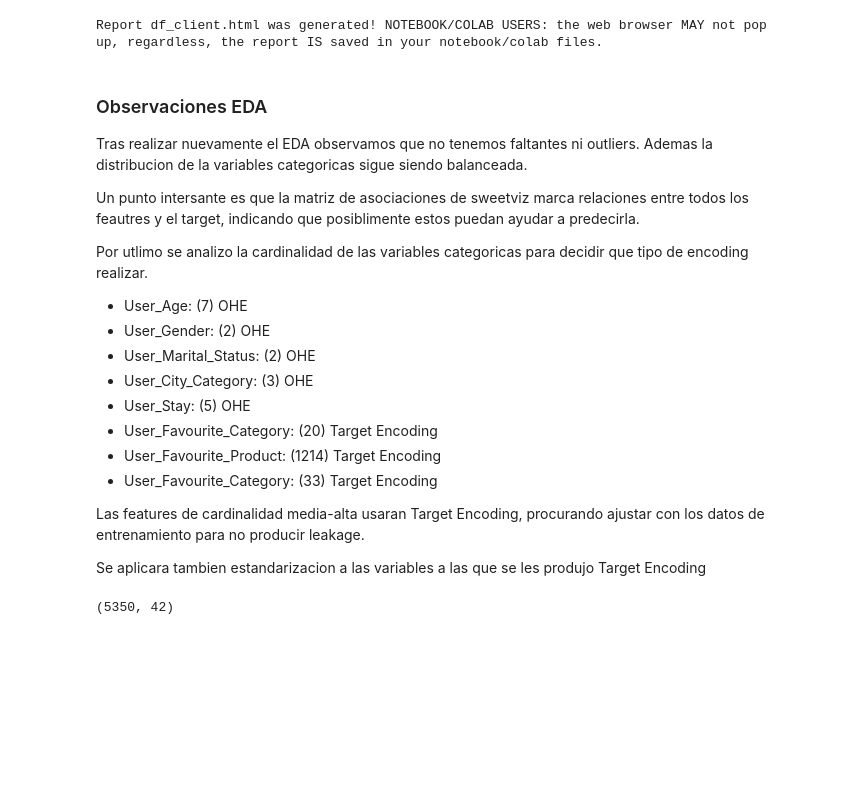
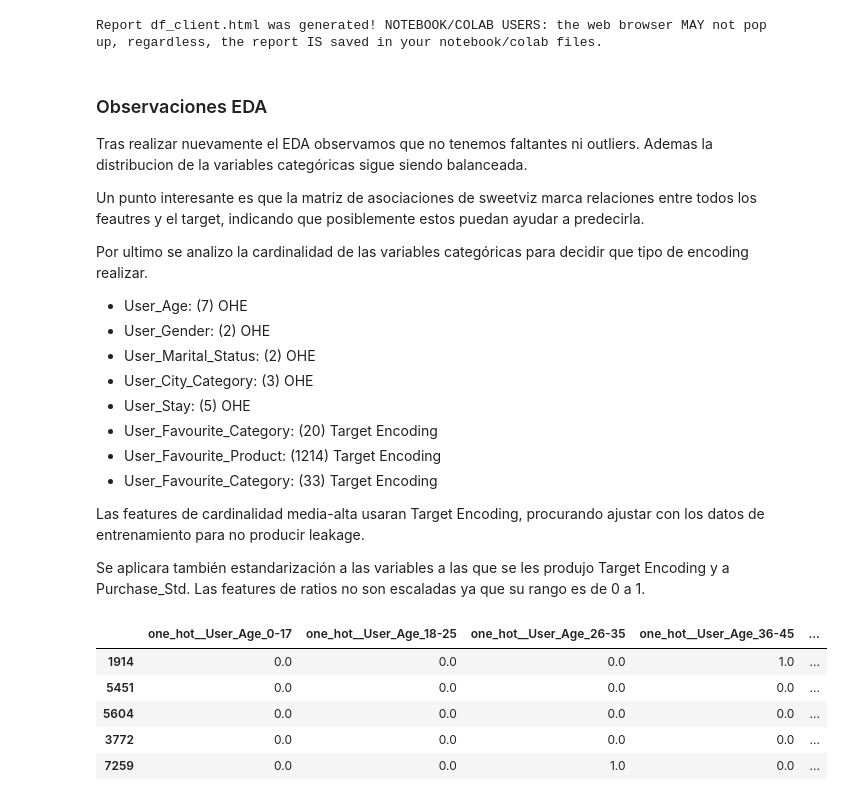
Before and after one commit to NachoXDX/aprendizaje_profundo, a Jupyter notebook: TPs/TP1 Consigna 2.ipynb, the cells around one changed output. Saved outputs shown, nothing was run; the diff lists cells and outputs as text; code cells hidden in the pictures; blank space fills up the shorter version.

```diff
--- a/TPs/TP1 Consigna 2.ipynb
+++ b/TPs/TP1 Consigna 2.ipynb
@@ -95,11 +113,11 @@ Report df_client.html was generated! NOTEBOOK/COLAB USERS: the web browser MAY n
 # %% [markdown]
 ### Observaciones EDA
 
-Tras realizar nuevamente el EDA observamos que no tenemos faltantes ni outliers. Ademas la distribucion de la variables categoricas sigue siendo balanceada.
+Tras realizar nuevamente el EDA observamos que no tenemos faltantes ni outliers. Ademas la distribucion de la variables categóricas sigue siendo balanceada.
 
-Un punto intersante es que la matriz de asociaciones de sweetviz marca relaciones entre todos los feautres y el target, indicando que posiblimente estos puedan ayudar a predecirla.
+Un punto interesante es que la matriz de asociaciones de sweetviz marca relaciones entre todos los feautres y el target, indicando que posiblemente estos puedan ayudar a predecirla.
 
-Por utlimo se analizo la cardinalidad de las variables categoricas para decidir que tipo de encoding realizar.
+Por ultimo se analizo la cardinalidad de las variables categóricas para decidir que tipo de encoding realizar.
 - User_Age: (7) OHE
 - User_Gender: (2) OHE
 - User_Marital_Status: (2) OHE
@@ -111,4 +129,4 @@ Por utlimo se analizo la cardinalidad de las variables categoricas para decidir
 
 Las features de cardinalidad media-alta usaran Target Encoding, procurando ajustar con los datos de entrenamiento para no producir leakage.
 
-Se aplicara tambien estandarizacion a las variables a las que se les produjo Target Encoding
+Se aplicara también estandarización a las variables a las que se les produjo Target Encoding y a Purchase_Std. Las features de ratios no son escaladas ya que su rango es de 0 a 1.
@@ -156,9 +180,15 @@ X_train = pipeline.transform(X_train)
 X_test = pipeline.transform(X_test)
 X_val = pipeline.transform(X_val)
 # %%
-X_train.shape
+pd.set_option('display.max_columns', None)
+X_train.head()
 # %% [output]
-(5350, 42)
+|  | one_hot__User_Age_0-17 | one_hot__User_Age_18-25 | one_hot__User_Age_26-35 | one_hot__User_Age_36-45 | ... |
+| 1914 | 0.0 | 0.0 | 0.0 | 1.0 | ... |
+| 5451 | 0.0 | 0.0 | 0.0 | 0.0 | ... |
+| 5604 | 0.0 | 0.0 | 0.0 | 0.0 | ... |
+| 3772 | 0.0 | 0.0 | 0.0 | 0.0 | ... |
+| 7259 | 0.0 | 0.0 | 1.0 | 0.0 | ... |
 # %% [markdown]
 ### Definicion del modelo MLP
 Se propone un modelo de las siguientes caracteristicas:
```
Also changed, not shown: parts of 14 cells of this notebook, 4 other files.
